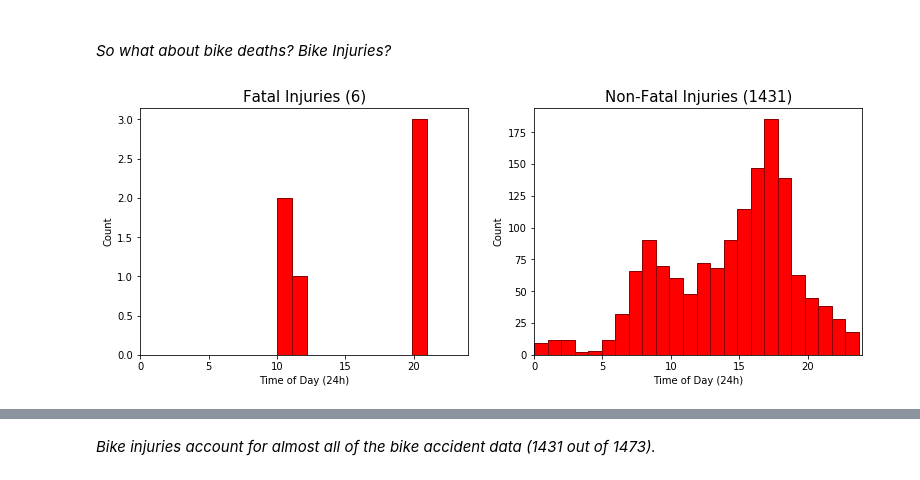
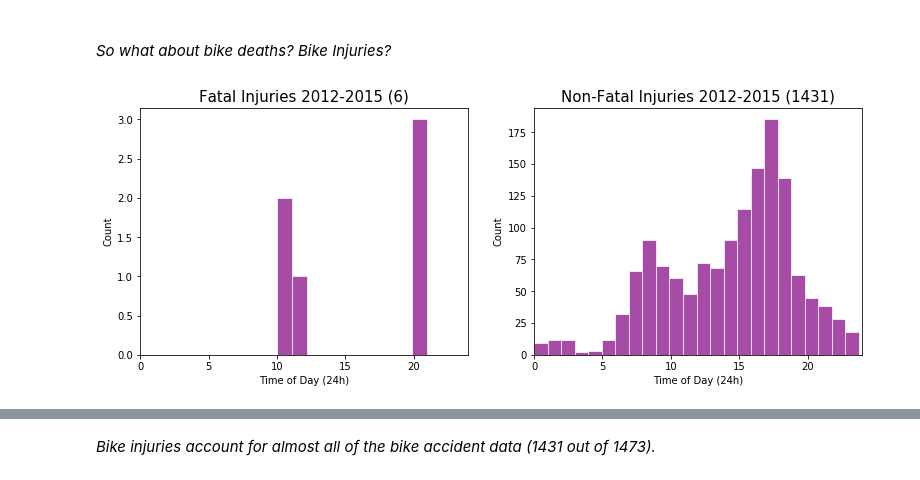
Before and after one commit to kimrharper/thinkful, a Jupyter notebook: capstone/capstone-odot-bikeaccident.ipynb, the cells around one changed output, grey strips where cells are left out. Saved outputs shown, nothing was run; the diff lists cells and outputs as text; code cells hidden in the pictures.

```diff
--- a/capstone/capstone-odot-bikeaccident.ipynb
+++ b/capstone/capstone-odot-bikeaccident.ipynb
@@ -86,16 +92,16 @@ _My prediction was wrong. It looks like most accidents happen around evening rus
 # %%
 cols = ['Total Pedalcyclist Fatality Count','Total Pedalcyclist Non-Fatal Injury Count']
 plt.figure(figsize=(20,10))
 plt.subplot(2,3,1)
-plt.hist(bikeaccident['Crash Hour'][(bikeaccident[cols[0]]>0)],color='red',edgecolor='darkred')
+plt.hist(bikeaccident['Crash Hour'][(bikeaccident[cols[0]]>0)],color='purple',edgecolor='white',alpha=.7)
 plt.xlim(0,24);plt.xlabel('Time of Day (24h)');plt.ylabel('Count')
-plt.title('Fatal Injuries ({})'.format(bikeaccident['index'][bikeaccident[cols[0]]>0].count()), size=15)
+plt.title('Fatal Injuries 2012-2015 ({})'.format(bikeaccident['index'][bikeaccident[cols[0]]>0].count()), size=15)
 
 plt.subplot(2,3,2)
-plt.hist(bikeaccident['Crash Hour'][(bikeaccident[cols[1]]>0)],bins=100,color='red',edgecolor='darkred')
+plt.hist(bikeaccident['Crash Hour'][(bikeaccident[cols[1]]>0)],bins=100,color='purple',edgecolor='white',alpha=.7)
 plt.xlim(0,24);plt.xlabel('Time of Day (24h)');plt.ylabel('Count')
-plt.title('Non-Fatal Injuries ({})'.format(bikeaccident['index'][bikeaccident[cols[1]]>0].count()),size=15)
+plt.title('Non-Fatal Injuries 2012-2015 ({})'.format(bikeaccident['index'][bikeaccident[cols[1]]>0].count()),size=15)
 plt.show()
 # %% [output]
-[figure, old version]
+[figure, new version]
 # %% [markdown]
```
Also changed, not shown: parts of 52 cells of this notebook.
